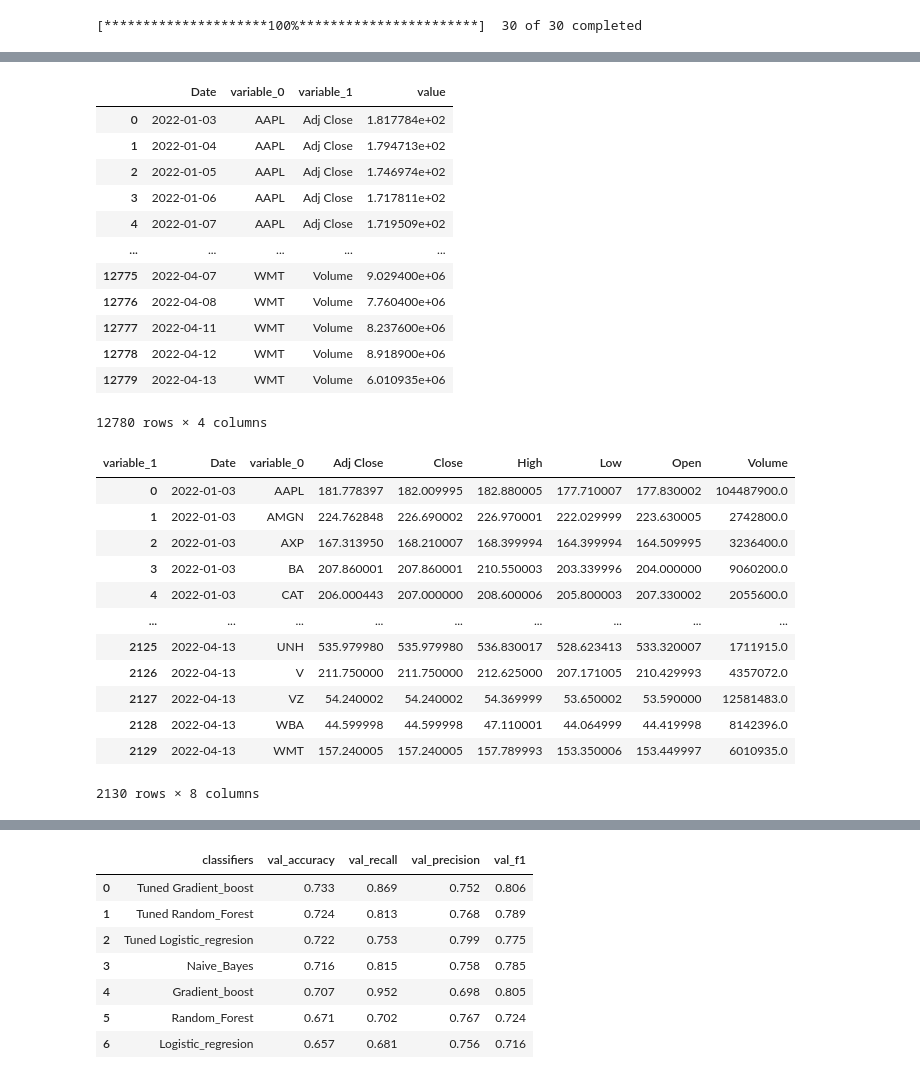
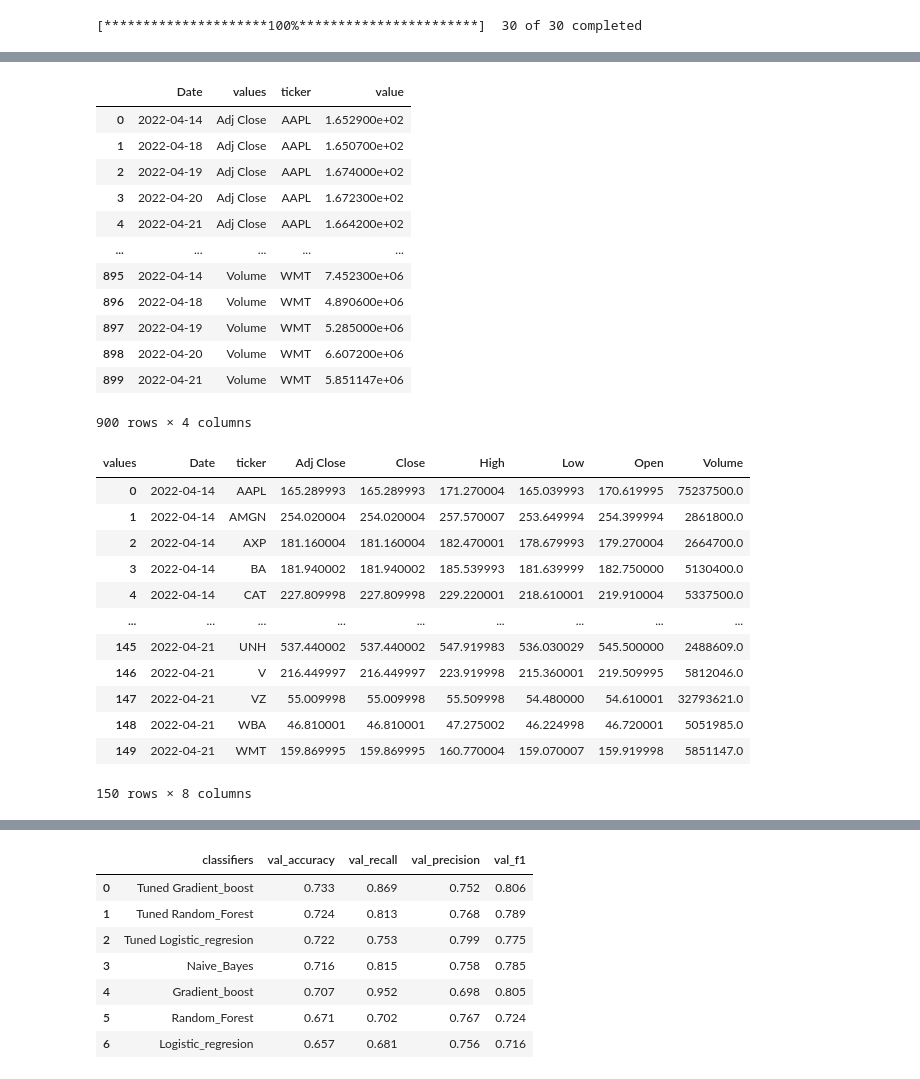
Before and after one commit to AbsIbs/portfolio_optimization, a Jupyter notebook: b.ipynb, the cells around one changed output, grey strips where cells are left out. Saved outputs shown, nothing was run; the diff lists cells and outputs as text; code cells hidden in the pictures.

```diff
--- a/b.ipynb
+++ b/b.ipynb
@@ -44,7 +69,7 @@ tickers
 # %% [output]
 'AXP AMGN AAPL BA CAT CSCO CVX GS HD HON IBM INTC JNJ KO JPM MCD MMM MRK MSFT NKE PG TRV UNH CRM VZ V WBA WMT DIS DOW'
 # %%
-data = yf.download(tickers, period='ytd')
+data = yf.download(tickers, period='5d')
 # %% [output]
 [*********************100%***********************]  30 of 30 completed
 # %%
@@ -68,34 +87,35 @@ data
 # %%
 df_3 = data.reset_index().melt('Date')
+df_3 = df_3.rename(columns={'variable_0': 'values', 'variable_1': 'ticker'})
 df_3
 # %% [output]
-|  | Date | variable_0 | variable_1 | value |
-| 0 | 2022-01-03 | AAPL | Adj Close | 1.817784e+02 |
-| 1 | 2022-01-04 | AAPL | Adj Close | 1.794713e+02 |
-| 2 | 2022-01-05 | AAPL | Adj Close | 1.746974e+02 |
-| 3 | 2022-01-06 | AAPL | Adj Close | 1.717811e+02 |
-| 4 | 2022-01-07 | AAPL | Adj Close | 1.719509e+02 |
+|  | Date | values | ticker | value |
+| 0 | 2022-04-14 | Adj Close | AAPL | 1.652900e+02 |
+| 1 | 2022-04-18 | Adj Close | AAPL | 1.650700e+02 |
+| 2 | 2022-04-19 | Adj Close | AAPL | 1.674000e+02 |
+| 3 | 2022-04-20 | Adj Close | AAPL | 1.672300e+02 |
+| 4 | 2022-04-21 | Adj Close | AAPL | 1.664200e+02 |
 | ... | ... | ... | ... | ... |
-| 12775 | 2022-04-07 | WMT | Volume | 9.029400e+06 |
-| 12776 | 2022-04-08 | WMT | Volume | 7.760400e+06 |
-| 12777 | 2022-04-11 | WMT | Volume | 8.237600e+06 |
-| 12778 | 2022-04-12 | WMT | Volume | 8.918900e+06 |
-| 12779 | 2022-04-13 | WMT | Volume | 6.010935e+06 |
+| 895 | 2022-04-14 | Volume | WMT | 7.452300e+06 |
+| 896 | 2022-04-18 | Volume | WMT | 4.890600e+06 |
+| 897 | 2022-04-19 | Volume | WMT | 5.285000e+06 |
+| 898 | 2022-04-20 | Volume | WMT | 6.607200e+06 |
+| 899 | 2022-04-21 | Volume | WMT | 5.851147e+06 |
-12780 rows × 4 columns
+900 rows × 4 columns
 # %%
-df_4 = df_3.pivot(index = ['Date', 'variable_0'], columns = 'variable_1', values='value').reset_index()
+df_4 = df_3.pivot(index = ['Date', 'ticker'], columns = 'values', values='value').reset_index()
 df_4
 # %% [output]
-| variable_1 | Date | variable_0 | Adj Close | Close | High | Low | Open | Volume |
-| 0 | 2022-01-03 | AAPL | 181.778397 | 182.009995 | 182.880005 | 177.710007 | 177.830002 | 104487900.0 |
-| 1 | 2022-01-03 | AMGN | 224.762848 | 226.690002 | 226.970001 | 222.029999 | 223.630005 | 2742800.0 |
-| 2 | 2022-01-03 | AXP | 167.313950 | 168.210007 | 168.399994 | 164.399994 | 164.509995 | 3236400.0 |
-| 3 | 2022-01-03 | BA | 207.860001 | 207.860001 | 210.550003 | 203.339996 | 204.000000 | 9060200.0 |
-| 4 | 2022-01-03 | CAT | 206.000443 | 207.000000 | 208.600006 | 205.800003 | 207.330002 | 2055600.0 |
+| values | Date | ticker | Adj Close | Close | High | Low | Open | Volume |
+| 0 | 2022-04-14 | AAPL | 165.289993 | 165.289993 | 171.270004 | 165.039993 | 170.619995 | 75237500.0 |
+| 1 | 2022-04-14 | AMGN | 254.020004 | 254.020004 | 257.570007 | 253.649994 | 254.399994 | 2861800.0 |
+| 2 | 2022-04-14 | AXP | 181.160004 | 181.160004 | 182.470001 | 178.679993 | 179.270004 | 2664700.0 |
+| 3 | 2022-04-14 | BA | 181.940002 | 181.940002 | 185.539993 | 181.639999 | 182.750000 | 5130400.0 |
+| 4 | 2022-04-14 | CAT | 227.809998 | 227.809998 | 229.220001 | 218.610001 | 219.910004 | 5337500.0 |
 | ... | ... | ... | ... | ... | ... | ... | ... | ... |
-| 2125 | 2022-04-13 | UNH | 535.979980 | 535.979980 | 536.830017 | 528.623413 | 533.320007 | 1711915.0 |
-| 2126 | 2022-04-13 | V | 211.750000 | 211.750000 | 212.625000 | 207.171005 | 210.429993 | 4357072.0 |
-| 2127 | 2022-04-13 | VZ | 54.240002 | 54.240002 | 54.369999 | 53.650002 | 53.590000 | 12581483.0 |
-| 2128 | 2022-04-13 | WBA | 44.599998 | 44.599998 | 47.110001 | 44.064999 | 44.419998 | 8142396.0 |
-| 2129 | 2022-04-13 | WMT | 157.240005 | 157.240005 | 157.789993 | 153.350006 | 153.449997 | 6010935.0 |
+| 145 | 2022-04-21 | UNH | 537.440002 | 537.440002 | 547.919983 | 536.030029 | 545.500000 | 2488609.0 |
+| 146 | 2022-04-21 | V | 216.449997 | 216.449997 | 223.919998 | 215.360001 | 219.509995 | 5812046.0 |
+| 147 | 2022-04-21 | VZ | 55.009998 | 55.009998 | 55.509998 | 54.480000 | 54.610001 | 32793621.0 |
+| 148 | 2022-04-21 | WBA | 46.810001 | 46.810001 | 47.275002 | 46.224998 | 46.720001 | 5051985.0 |
+| 149 | 2022-04-21 | WMT | 159.869995 | 159.869995 | 160.770004 | 159.070007 | 159.919998 | 5851147.0 |
-2130 rows × 8 columns
+150 rows × 8 columns
```
Also changed, not shown: parts of 35 cells of this notebook, 11 other files.
